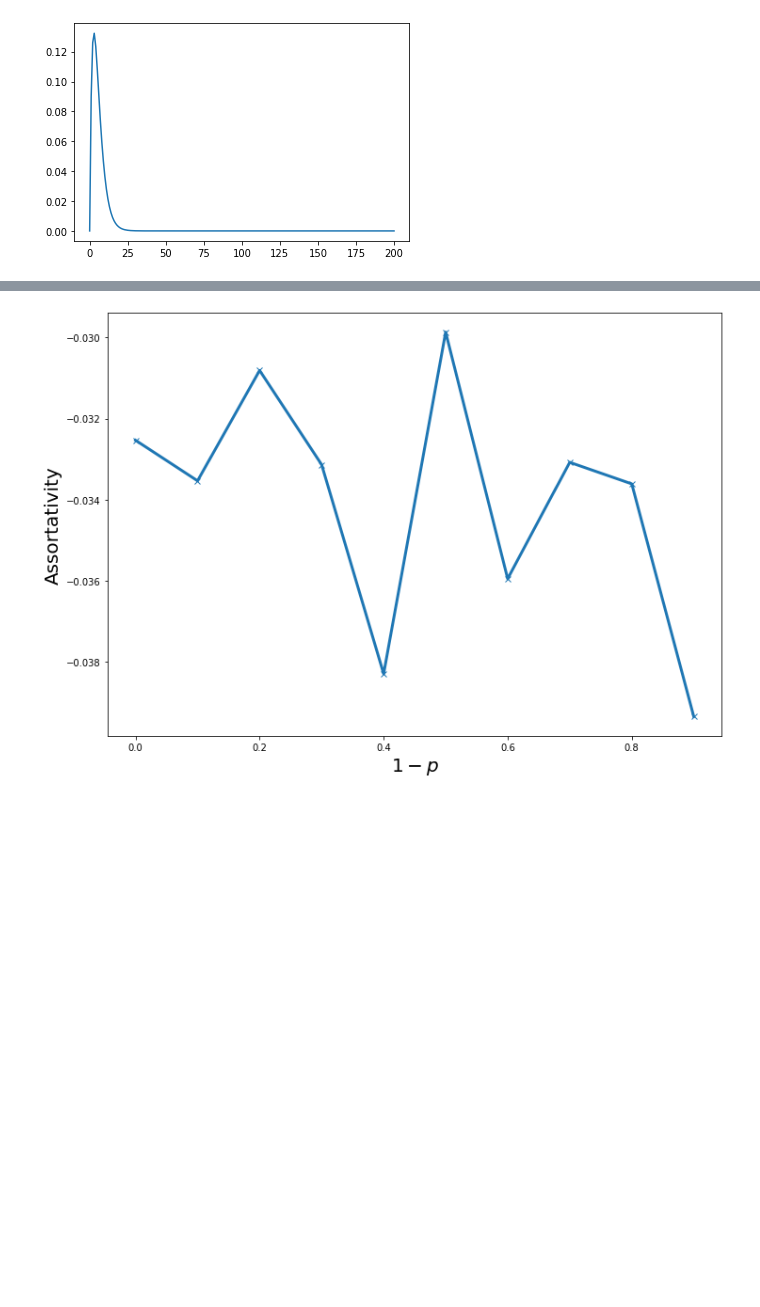
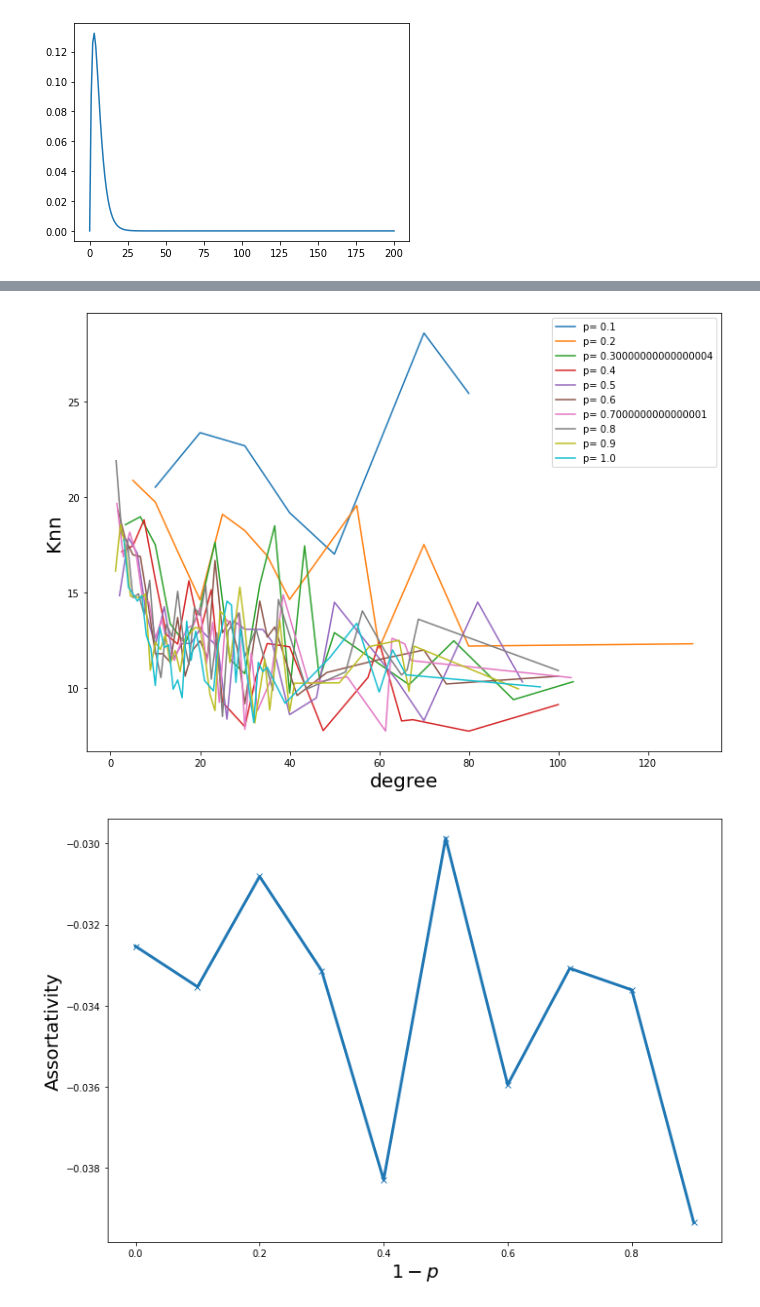
Before and after one commit to narnolddd/sample-nets, a Jupyter notebook: DegreeDistribution.ipynb, the cells around one changed output, grey strips where cells are left out. Saved outputs shown, nothing was run; the diff lists cells and outputs as text; code cells hidden in the pictures; blank space fills up the shorter version.

```diff
--- a/DegreeDistribution.ipynb
+++ b/DegreeDistribution.ipynb
@@ -201,3 +252,20 @@ plt.show()
+# %%
+G = nx.barabasi_albert_graph(1000,3)
+
+fig, ax = setup_axes("Degree", "Knn")
+
+for p in np.linspace(0.1,1.0,10):
+    H = edge_sample(G,p)
+    degrees = [1.0/p * d for n,d in H.degree()]
+    knn = nx.average_neighbor_degree(H).values()
+    df = pd.DataFrame()
+    df['degree']=degrees
+    df['knn']=knn
+    df['knn']=1.0/p*df['knn']
+    grouped = df.groupby('degree').mean()
+    grouped.plot(y='knn',ax=ax, label="p= "+str(p))
+# %% [output]
+[figure, added]
 # %%
 fig, ax = plt.subplots(figsize = a4_dims)
 
```
Also changed, not shown: parts of 11 cells of this notebook.
